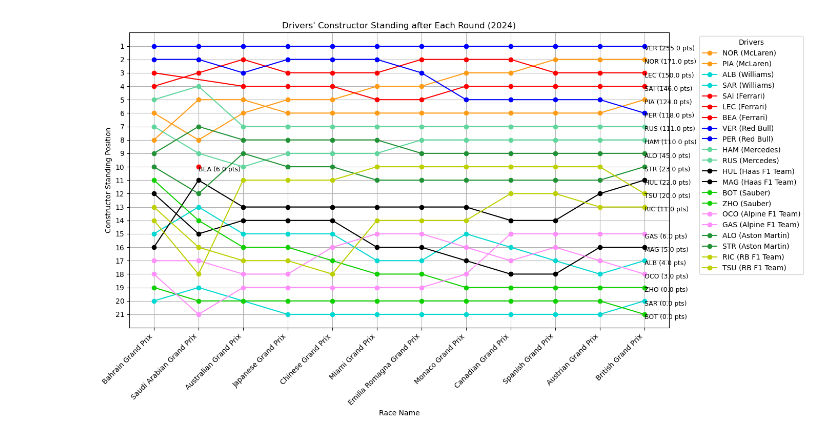
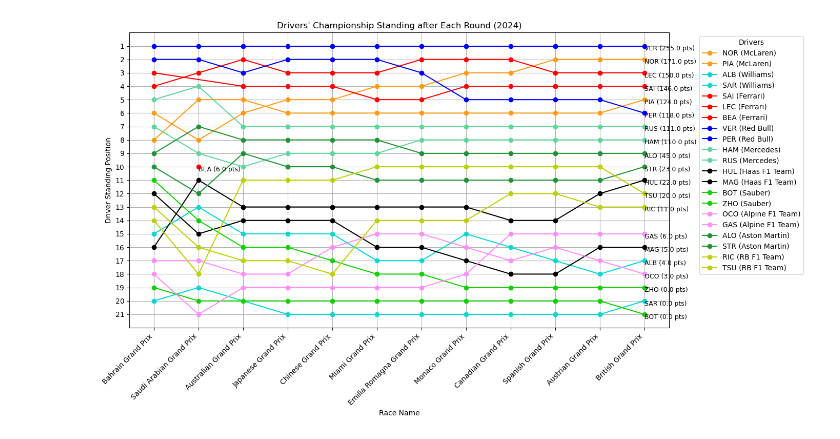
Before and after one commit to jakmate/F1DataAnalysis, a Jupyter notebook: consistency.ipynb, the cells around one changed output. Saved outputs shown, nothing was run; the diff lists cells and outputs as text; code cells hidden in the pictures.

```diff
--- a/consistency.ipynb
+++ b/consistency.ipynb
@@ -44,3 +44,6 @@ this_year_performance = driver_performance[driver_performance['year'] == 2024].c
+# %%
+# Step 2: Filter data for the 2024 season
+driver_performance_2024 = driver_performance[driver_performance['year'] == 2024].copy()
 # %%
 # Step 3: Define custom colors for each team
 custom_colors = {
@@ -60,41 +63,41 @@ custom_colors = {
 plt.figure(figsize=(14, 8))
 
 # Loop through each driver code to plot their standings over rounds
-for code in this_year_performance['code'].unique():
-    driver_data = this_year_performance[this_year_performance['code'] == code]
+for code in driver_performance_2024['code'].unique():
+    driver_data = driver_performance_2024[driver_performance_2024['code'] == code]
     team = driver_data['team_name'].iloc[0]  # Get the team name for the driver
 
     # Plotting all points
     plt.plot(driver_data['name'], driver_data['position'], marker='o',
              label=f'{code} ({team})', color=custom_colors.get(team, '#000000'), linestyle='-')
 
     # Adding labels to the last point only, with offset to the right
     last_row = driver_data.iloc[-1]
     plt.text(
         x=last_row['name'],
         y=last_row['position'] + 0.2,  # Offset label to avoid overlapping with the point
         s=f'{last_row["code"]} ({last_row["points"]} pts)',
         fontsize=9,
         ha='left',
         va='center',
         color='black'
     )
 
 # Invert y-axis so 1st position is at the top
 plt.gca().invert_yaxis()
 
 # Set y-axis ticks to be every integer value
-max_position = this_year_performance['position'].max()  # Find the maximum position
+max_position = driver_performance_2024['position'].max()  # Find the maximum position
 plt.yticks(range(1, max_position + 1))
 
 # Adding labels and title
 plt.xlabel('Race Name')
-plt.ylabel('Constructor Standing Position')
-plt.title('Drivers\' Constructor Standing after Each Round (2024)')
+plt.ylabel('Driver Standing Position')
+plt.title('Drivers\' Championship Standing after Each Round (2024)')
 plt.xticks(rotation=45, ha='right')  # Rotate x-axis labels for better readability
 plt.legend(title='Drivers', bbox_to_anchor=(1.05, 1), loc='upper left')  # Move legend outside plot
 plt.grid(True)
 plt.tight_layout()
 plt.show()
 # %% [output]
-[figure, old version]
+[figure, new version]
```
Also changed, not shown: parts of 33 cells of this notebook.
